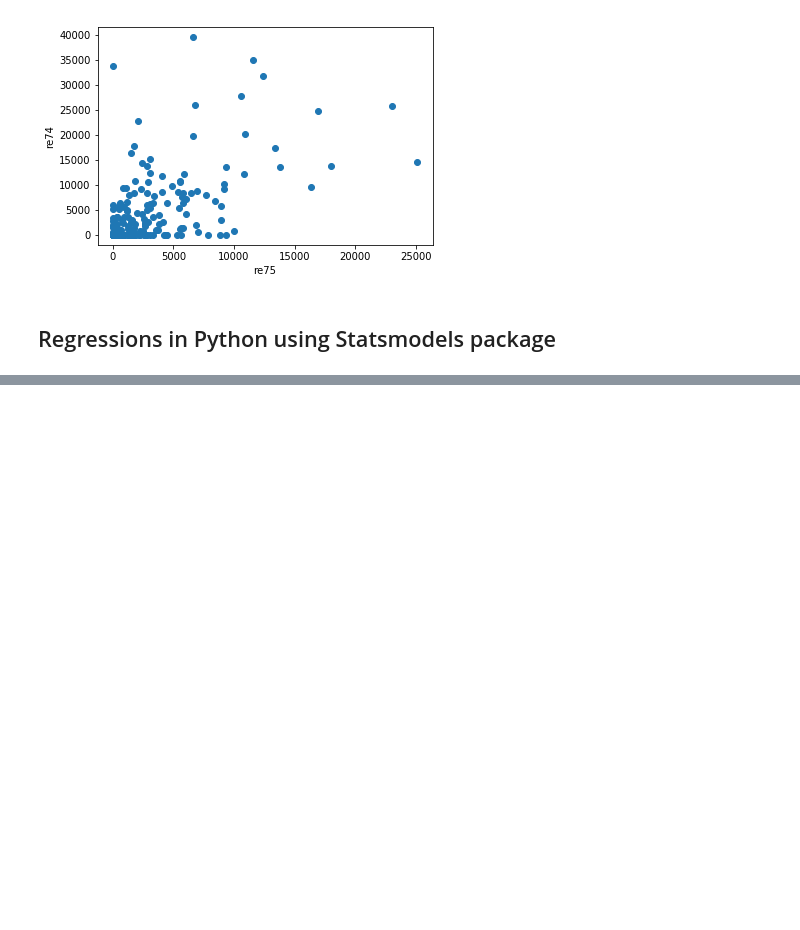
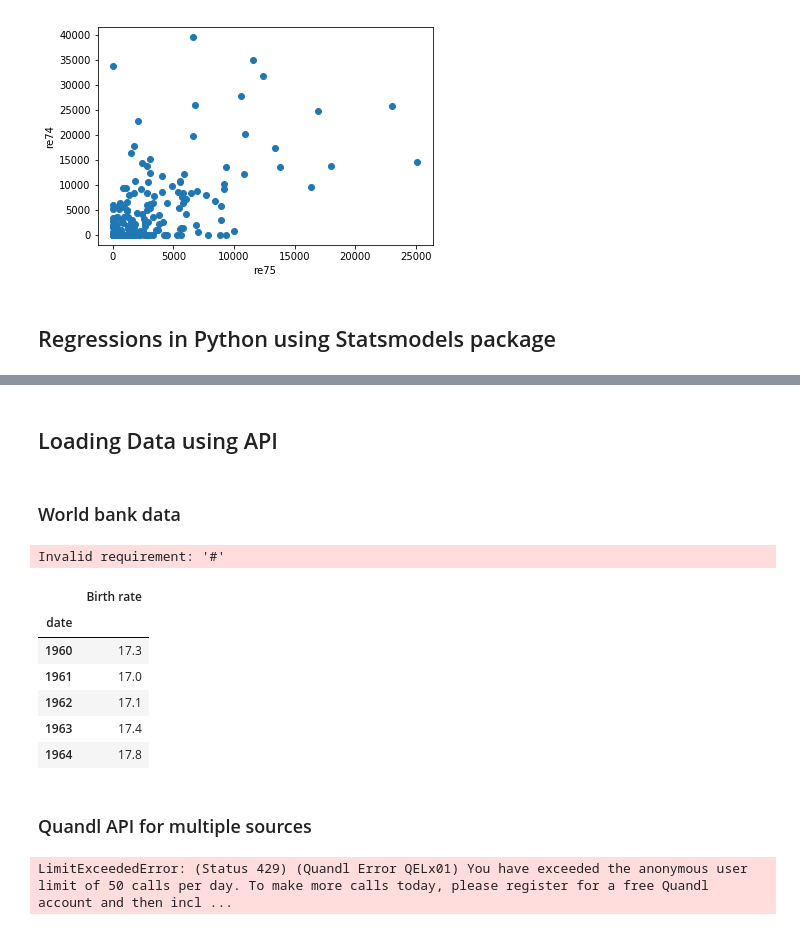
Before and after one commit to fbalensiefer/Introduction_Python, a Jupyter notebook: Introduction_into_Python.ipynb, the cells around one changed output, grey strips where cells are left out. Drawn from its saved outputs; the diff is of its cells as text; code cells hidden in the pictures; blank space fills up the shorter version.

```diff
--- a/Introduction_into_Python.ipynb
+++ b/Introduction_into_Python.ipynb
@@ -181,0 +418,37 @@ Warnings:
+# %% [markdown]
+## Loading Data using API
+# %% [markdown]
+### World bank data
+# %%
+#!pip install wbdata # we need to install a third-party package
+import wbdata       # easy access to World Bank data
+
+# source: https://data.worldbank.org/indicator/sp.dyn.cbrt.in
+indicators = {'SP.DYN.CBRT.IN':'Birth rate'}
+df = wbdata.get_dataframe(indicators, country=["JP"], convert_date=False)
+
+df.sort_index(inplace=True)       # sort by year
+df.index = df.index.astype(int)   # format index to integer type
+df.head()
+# %% [output]
+Invalid requirement: '#'
+|  | Birth rate |
+| date |  |
+| 1960 | 17.3 |
+| 1961 | 17.0 |
+| 1962 | 17.1 |
+| 1963 | 17.4 |
+| 1964 | 17.8 |
+# %% [markdown]
+### Quandl API for multiple sources
+# %%
+#!pip install quandl
+# note for more than 50 data requests you need to sign up
+# quandl.ApiConfig.api_key = "YOUR_KEY_HERE"
+
+import quandl
+
+df = quandl.get("FRED/GDP", collapse="monthly")
+df.head()
+# %% [output]
+LimitExceededError: (Status 429) (Quandl Error QELx01) You have exceeded the anonymous user limit of 50 calls per day. To make more calls today, please register for a free Quandl account and then incl ...
```
Also changed, not shown: parts of 20 cells of this notebook.
